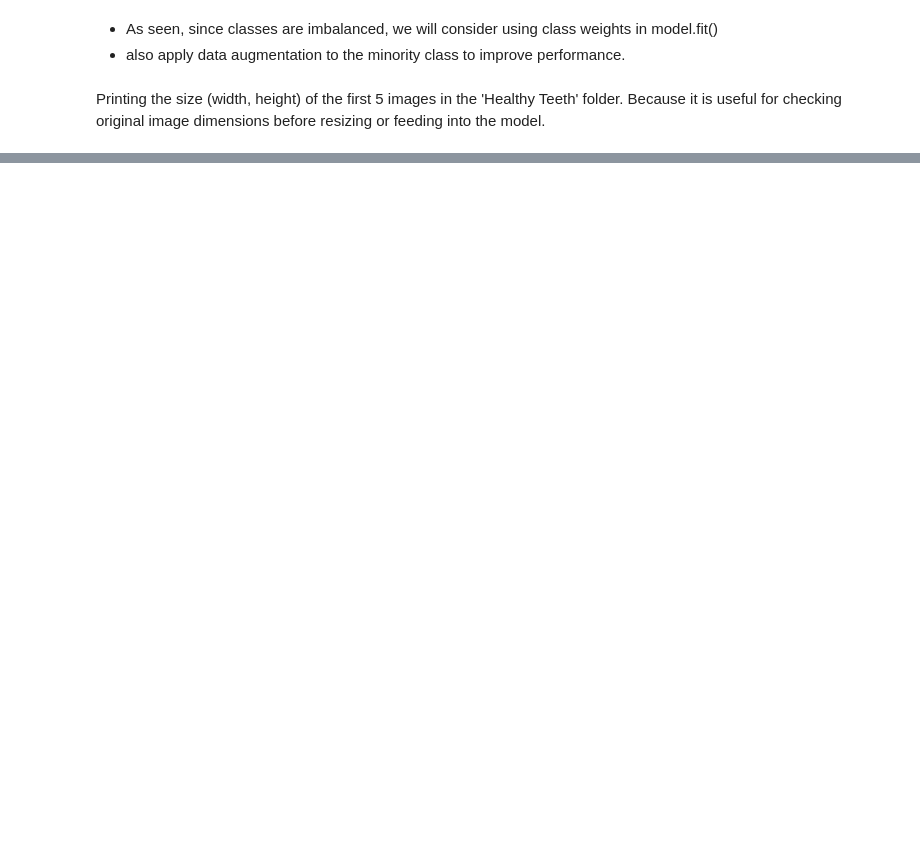
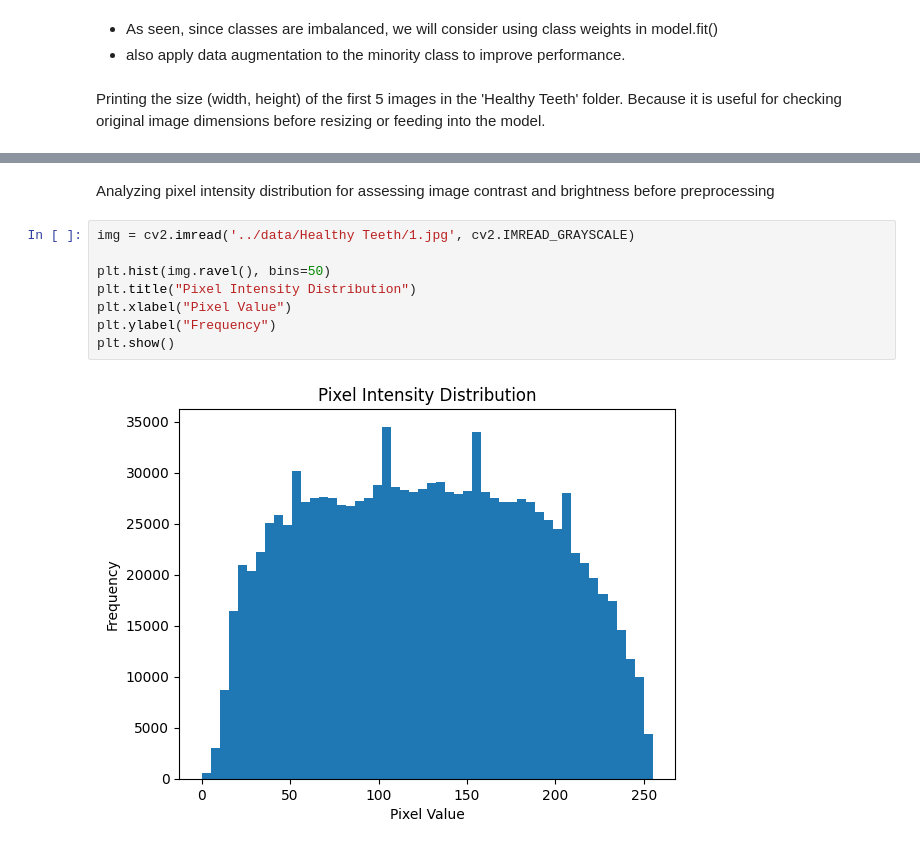
Before and after one commit to saidabroor/Dental_Image_Classification, a Jupyter notebook: notebook/eda.ipynb, the cells around one changed output, grey strips where cells are left out. Drawn from its saved outputs; the diff is of its cells as text; blank space fills up the shorter version.

```diff
--- a/notebook/eda.ipynb
+++ b/notebook/eda.ipynb
@@ -79,0 +104,12 @@ plt.show()
+# %% [markdown]
+Analyzing pixel intensity distribution for assessing image contrast and brightness before preprocessing
+# %%
+img = cv2.imread('../data/Healthy Teeth/1.jpg', cv2.IMREAD_GRAYSCALE)
+
+plt.hist(img.ravel(), bins=50)
+plt.title("Pixel Intensity Distribution")
+plt.xlabel("Pixel Value")
+plt.ylabel("Frequency")
+plt.show()
+# %% [output]
+[figure, added]
```
Also changed, not shown: parts of 12 cells of this notebook, 27 other files.
